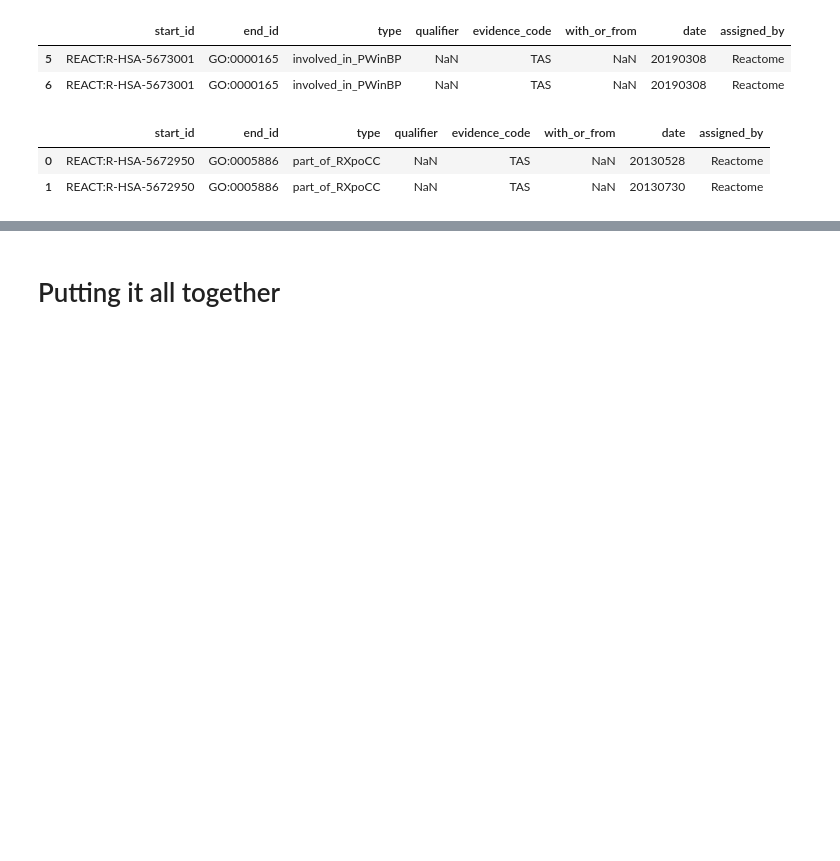
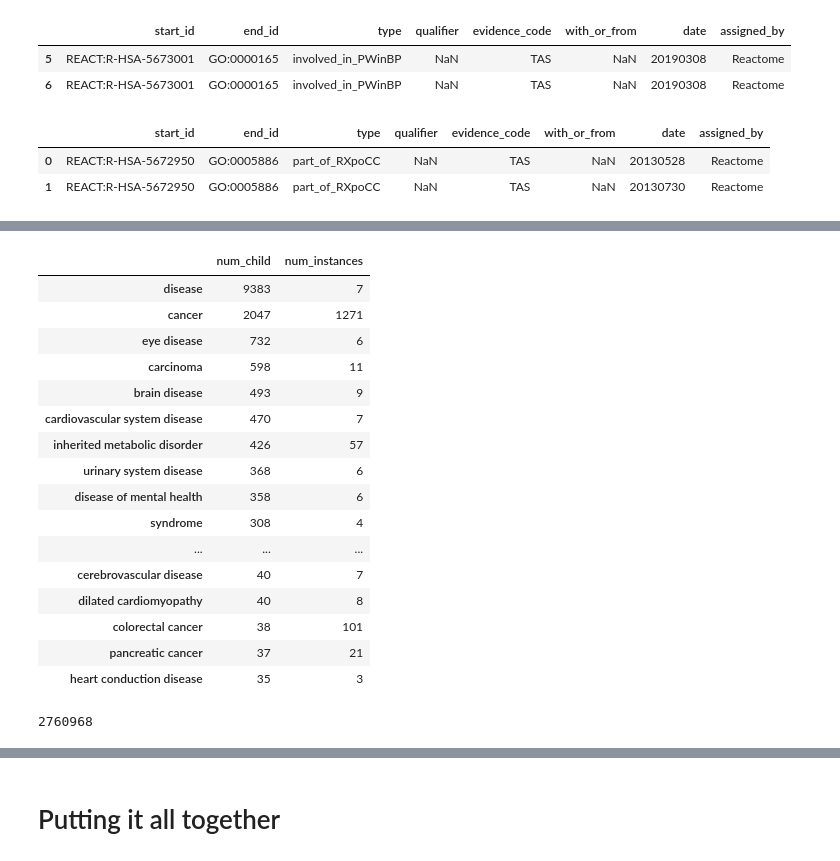
Before and after one commit to SuLab/MechRepoNet, a Jupyter notebook: 1_code/04_Incorporating_reactome.ipynb, the cells around one changed output, grey strips where cells are left out. Saved outputs shown, nothing was run; the diff lists cells and outputs as text; code cells hidden in the pictures; blank space fills up the shorter version.

```diff
--- a/1_code/04_Incorporating_reactome.ipynb
+++ b/1_code/04_Incorporating_reactome.ipynb
@@ -933,0 +1135,45 @@ new_edges.append(grx_edges)
+# %%
+#disease ontology parent_to_chold map
+do_nodes = ot.get_ontology_nodes(load_dir.joinpath('doid.obo'))
+do_child_map = ot.get_children_map(ot.get_ontology_edges(load_dir.joinpath('doid.obo'), 'DOID'))
+
+doid_to_name = do_nodes.set_index('id')['name'].to_dict()
+# %%
+react_dis['do_name'] = react_dis['doid'].map(doid_to_name)
+# %%
+dis_in_reactome = react_dis['doid'].unique()
+
+parents = []
+children = []
+
+for dis in dis_in_reactome:
+    for c in do_child_map[dis]:
+        parents.append(dis)
+        children.append(c)
+
+do_children = pd.DataFrame({'p_dis':parents, 'c_dis':children})
+do_children['p_name'] = do_children['p_dis'].map(doid_to_name)
+do_children['c_name'] = do_children['c_dis'].map(doid_to_name)
+# %%
+child_counts = do_children['p_name'].value_counts().rename('num_child').to_frame()
+child_counts['num_instances'] = react_dis['do_name'].value_counts()
+# %%
+child_counts.head(50)
+# %% [output]
+|  | num_child | num_instances |
+| disease | 9383 | 7 |
+| cancer | 2047 | 1271 |
+| eye disease | 732 | 6 |
+| carcinoma | 598 | 11 |
+| brain disease | 493 | 9 |
+| cardiovascular system disease | 470 | 7 |
+| inherited metabolic disorder | 426 | 57 |
+| urinary system disease | 368 | 6 |
+| disease of mental health | 358 | 6 |
+| syndrome | 308 | 4 |
+| ... | ... | ... |
+| cerebrovascular disease | 40 | 7 |
+| dilated cardiomyopathy | 40 | 8 |
+| colorectal cancer | 38 | 101 |
+| pancreatic cancer | 37 | 21 |
+| heart conduction disease | 35 | 3 |
@@ -933,0 +1191,4 @@ new_edges.append(grx_edges)
+# %%
+len(react_dis)
+# %% [output]
+2760968
```
Also changed, not shown: parts of 100 cells of this notebook.
